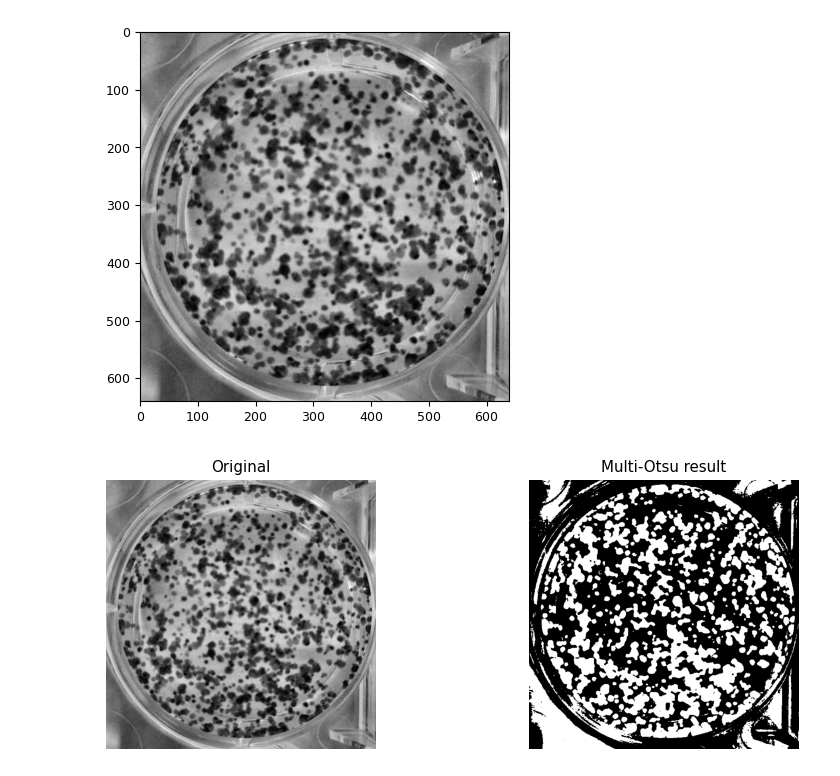
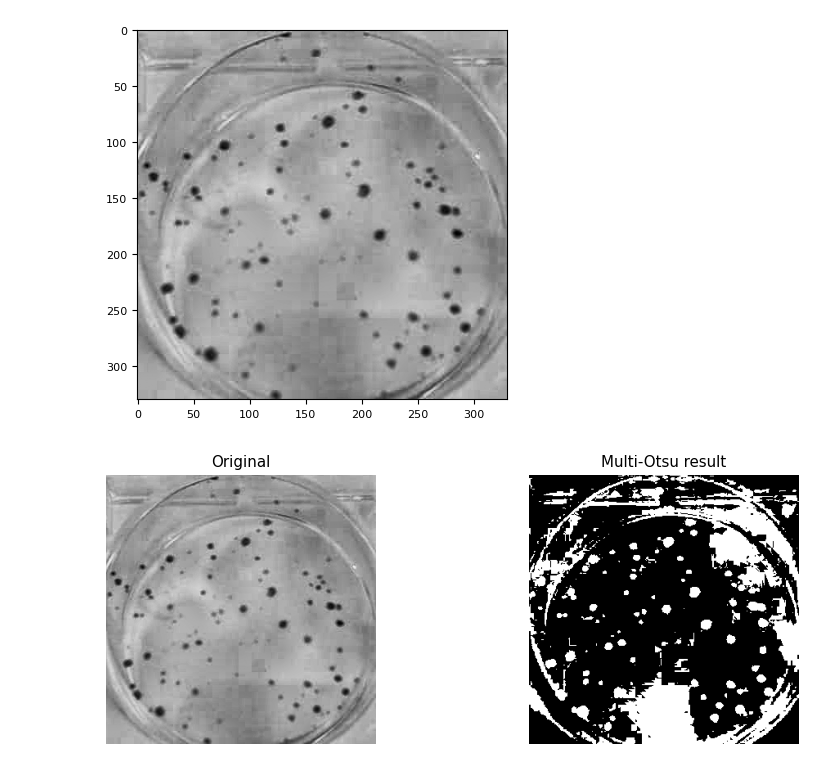
Before and after one commit to labsinal/CloMA, a Jupyter notebook: well_detection/testes.ipynb, the cells around one changed output. Saved outputs shown, nothing was run; the diff lists cells and outputs as text; code cells hidden in the pictures.

```diff
--- a/well_detection/testes.ipynb
+++ b/well_detection/testes.ipynb
@@ -4,7 +4,7 @@ import cv2 as cv
 import numpy as np
 import matplotlib.pyplot as plt
 # %%
-image = cv.imread("/home/frederico/Downloads/WhatsApp Image 2023-07-13 at 15.58.39.jpeg")
+image = cv.imread("/home/frederico/dados/clonogenic/WhatsApp Image 2023-10-02 at 10.34.41.jpeg")
 image_gray = cv.cvtColor(image, cv.COLOR_BGR2GRAY)
 
 plt.imshow(image_gray, cmap="gray")
@@ -14,5 +14,5 @@ plt.show()
 # %%
-edges = ski.feature.canny(image_gray, sigma=3)
+edges = ski.feature.canny(image_gray, sigma=0)
 plt.imshow(edges, cmap="gray")
 plt.show()
 # %% [output]
@@ -20,5 +20,5 @@ plt.show()
 # %%
-radius = [300]
+radius = [165]
 hough_res = ski.transform.hough_circle(edges, radius)
 
 plt.imshow(hough_res[0], cmap="gray")
@@ -44,11 +46,14 @@ plt.show()
 # %%
+circle = circles[4]
+well_image = image[circle["cy"] - circle["radii"]:circle["cy"] + circle["radii"], circle["cx"] - circle["radii"]:circle["cx"] + circle["radii"]]
+
 clahe = cv.createCLAHE(clipLimit=2.0, tileGridSize=(10, 10))
-cl1 = clahe.apply(well_image[:, :,2])
+cl1 = clahe.apply(well_image[:, :, 2])
 
 plt.imshow(cl1, cmap="gray")
 plt.show()
 # %% [output]
-[figure, old version]
+[figure, new version]
 # %%
 import matplotlib
 import matplotlib.pyplot as plt
@@ -86,7 +91,7 @@ plt.subplots_adjust()
 
 plt.show()
 # %% [output]
-[figure, old version]
+[figure, new version]
 # %%
 center = well_image.shape[0] // 2, well_image.shape[1] // 2
 
```
Also changed, not shown: parts of 11 cells of this notebook, 1 other file.
